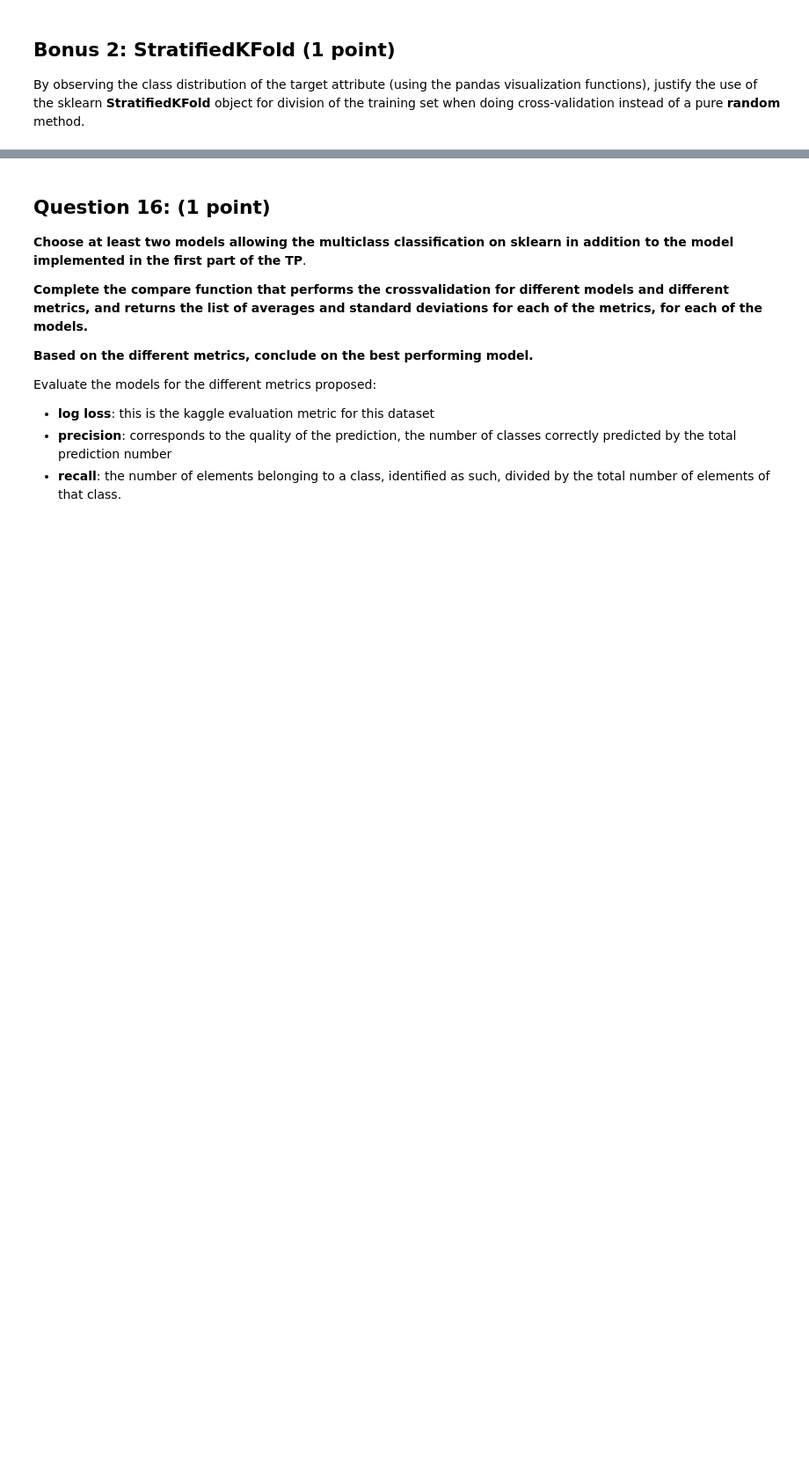
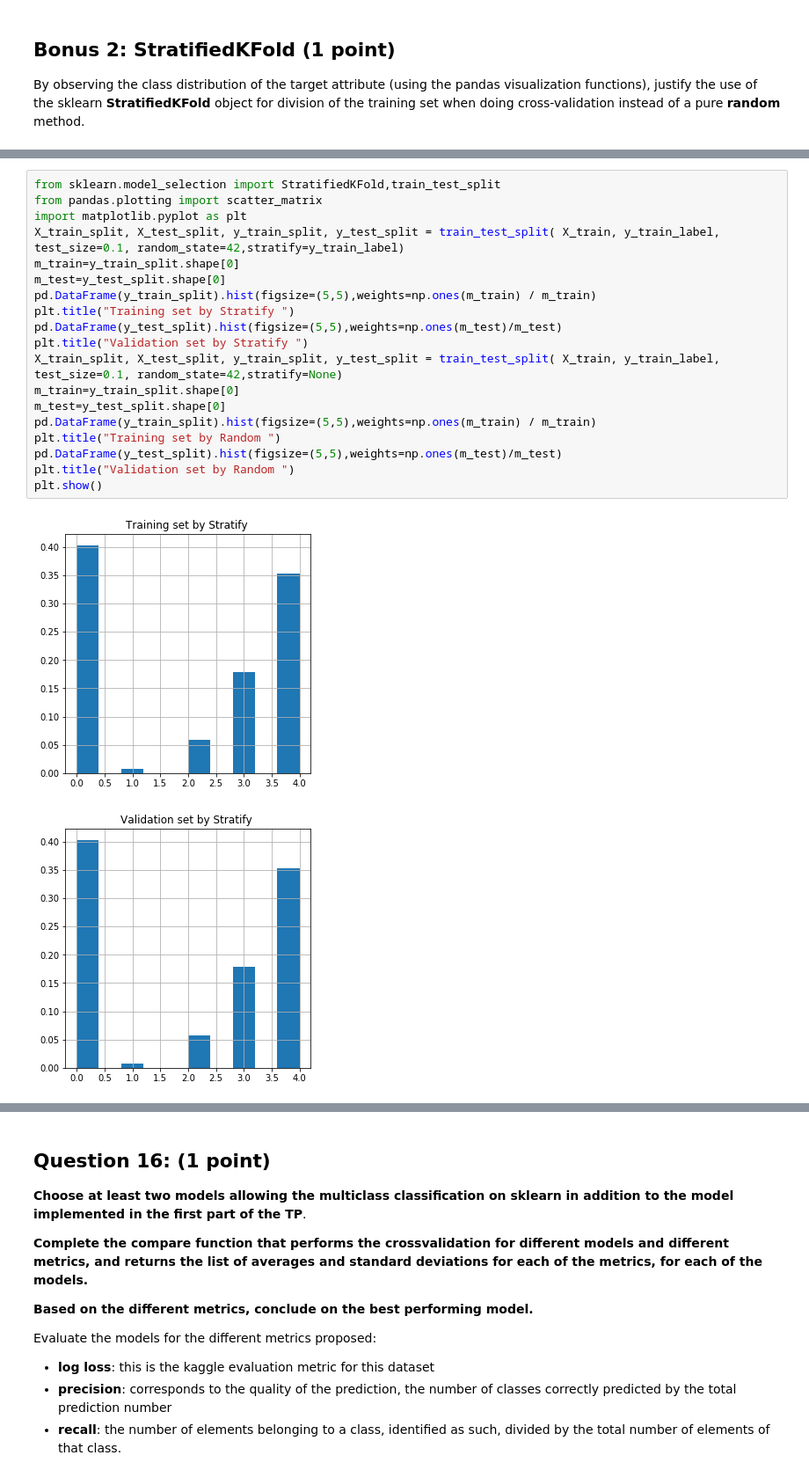
Before and after one commit to bilal684/INF8215, a Jupyter notebook: TP3/TP3_EN.ipynb, the cells around one changed output, grey strips where cells are left out. Shown at 88% size. Drawn from its saved outputs; the diff is of its cells as text; blank space fills up the shorter version.

```diff
--- a/TP3/TP3_EN.ipynb
+++ b/TP3/TP3_EN.ipynb
@@ -946,0 +824,22 @@ If we use a random method, it would not keep the ratio.
+# %%
+from sklearn.model_selection import StratifiedKFold,train_test_split
+from pandas.plotting import scatter_matrix
+import matplotlib.pyplot as plt
+X_train_split, X_test_split, y_train_split, y_test_split = train_test_split( X_train, y_train_label, test_size=0.1, random_state=42,stratify=y_train_label)
+m_train=y_train_split.shape[0]
+m_test=y_test_split.shape[0]
+pd.DataFrame(y_train_split).hist(figsize=(5,5),weights=np.ones(m_train) / m_train)
+plt.title("Training set by Stratify ")
+pd.DataFrame(y_test_split).hist(figsize=(5,5),weights=np.ones(m_test)/m_test)
+plt.title("Validation set by Stratify ")
+X_train_split, X_test_split, y_train_split, y_test_split = train_test_split( X_train, y_train_label, test_size=0.1, random_state=42,stratify=None)
+m_train=y_train_split.shape[0]
+m_test=y_test_split.shape[0]
+pd.DataFrame(y_train_split).hist(figsize=(5,5),weights=np.ones(m_train) / m_train)
+plt.title("Training set by Random ")
+pd.DataFrame(y_test_split).hist(figsize=(5,5),weights=np.ones(m_test)/m_test)
+plt.title("Validation set by Random ")
+plt.show()
+# %% [output]
+[figure, added]
+[figure, added]
```
Also changed, not shown: parts of 25 cells of this notebook, 3 other files.
